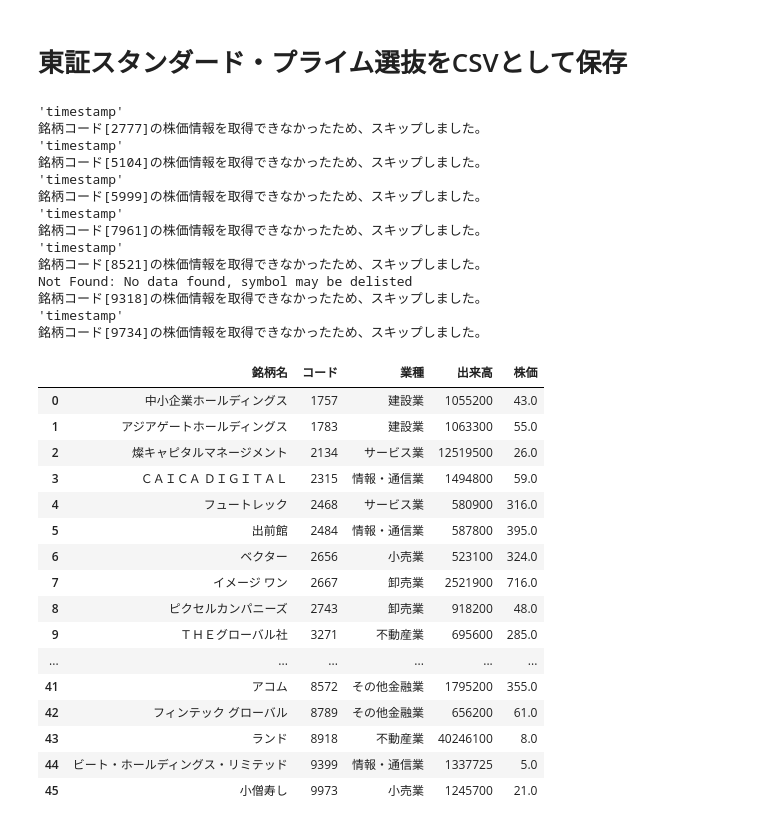
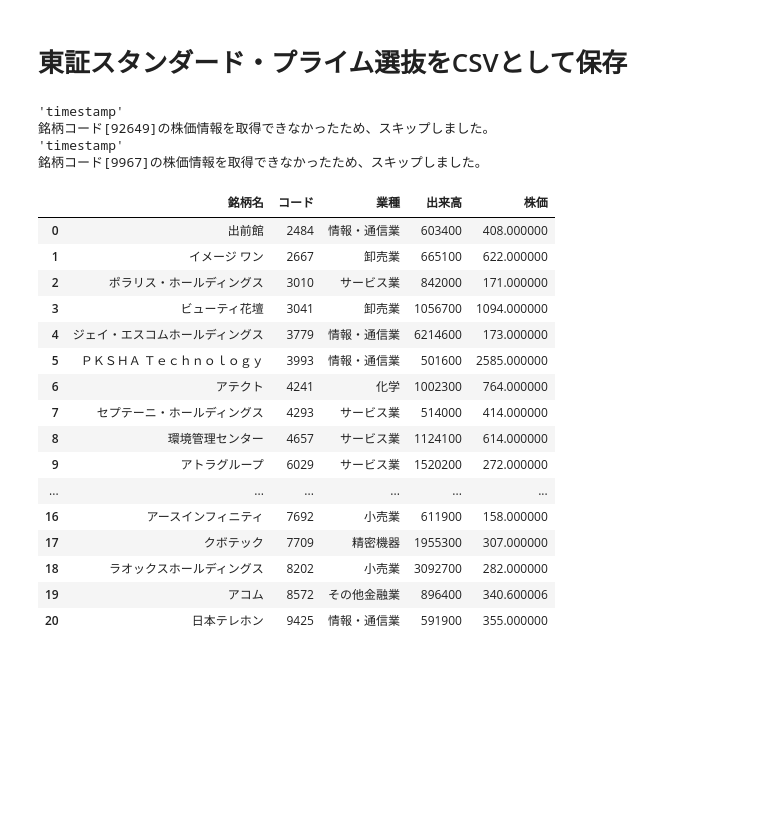
Before and after one commit to hirokimituya/book_create-profitable-AI-with-Python, a Jupyter notebook: technical_analysis/銘柄選定関数_csv保存.ipynb, the cells around one changed output. Saved outputs shown, nothing was run; the diff lists cells and outputs as text; code cells hidden in the pictures; blank space fills up the shorter version.

```diff
--- a/technical_analysis/銘柄選定関数_csv保存.ipynb
+++ b/technical_analysis/銘柄選定関数_csv保存.ipynb
@@ -742,41 +704,31 @@ def remove_duplicate_rows(dataframe, *other_dataframes):
 # %%
 # 東証スタンダードの銘柄コードを以下の条件に合致するもののみにフィルタリング
 # 出来高　... 50万株以上
-# 株価 ... 5000円以下
-filtered_tse_standard_2 = filtered_ticker(tse_standard, min_volume=500000, max_price=5000)
+# 株価 ... １００円以上、5000円以下
+filtered_tse_standard_2 = filtered_ticker(tse_standard, min_volume=500000, min_price=100, max_price=5000)
 filtered_tse_standard_2
 # %% [output]
 'timestamp'
-銘柄コード[2777]の株価情報を取得できなかったため、スキップしました。
+銘柄コード[92649]の株価情報を取得できなかったため、スキップしました。
 'timestamp'
-銘柄コード[5104]の株価情報を取得できなかったため、スキップしました。
-'timestamp'
-銘柄コード[5999]の株価情報を取得できなかったため、スキップしました。
-'timestamp'
-銘柄コード[7961]の株価情報を取得できなかったため、スキップしました。
-'timestamp'
-銘柄コード[8521]の株価情報を取得できなかったため、スキップしました。
-Not Found: No data found, symbol may be delisted
-銘柄コード[9318]の株価情報を取得できなかったため、スキップしました。
-'timestamp'
-銘柄コード[9734]の株価情報を取得できなかったため、スキップしました。
+銘柄コード[9967]の株価情報を取得できなかったため、スキップしました。
 |  | 銘柄名 | コード | 業種 | 出来高 | 株価 |
-| 0 | 中小企業ホールディングス | 1757 | 建設業 | 1055200 | 43.0 |
-| 1 | アジアゲートホールディングス | 1783 | 建設業 | 1063300 | 55.0 |
-| 2 | 燦キャピタルマネージメント | 2134 | サービス業 | 12519500 | 26.0 |
-| 3 | ＣＡＩＣＡ ＤＩＧＩＴＡＬ | 2315 | 情報・通信業 | 1494800 | 59.0 |
-| 4 | フュートレック | 2468 | サービス業 | 580900 | 316.0 |
-| 5 | 出前館 | 2484 | 情報・通信業 | 587800 | 395.0 |
-| 6 | ベクター | 2656 | 小売業 | 523100 | 324.0 |
-| 7 | イメージ ワン | 2667 | 卸売業 | 2521900 | 716.0 |
-| 8 | ピクセルカンパニーズ | 2743 | 卸売業 | 918200 | 48.0 |
-| 9 | ＴＨＥグローバル社 | 3271 | 不動産業 | 695600 | 285.0 |
+| 0 | 出前館 | 2484 | 情報・通信業 | 603400 | 408.000000 |
+| 1 | イメージ ワン | 2667 | 卸売業 | 665100 | 622.000000 |
+| 2 | ポラリス・ホールディングス | 3010 | サービス業 | 842000 | 171.000000 |
+| 3 | ビューティ花壇 | 3041 | 卸売業 | 1056700 | 1094.000000 |
+| 4 | ジェイ・エスコムホールディングス | 3779 | 情報・通信業 | 6214600 | 173.000000 |
+| 5 | ＰＫＳＨＡ Ｔｅｃｈｎｏｌｏｇｙ | 3993 | 情報・通信業 | 501600 | 2585.000000 |
+| 6 | アテクト | 4241 | 化学 | 1002300 | 764.000000 |
+| 7 | セプテーニ・ホールディングス | 4293 | サービス業 | 514000 | 414.000000 |
+| 8 | 環境管理センター | 4657 | サービス業 | 1124100 | 614.000000 |
+| 9 | アトラグループ | 6029 | サービス業 | 1520200 | 272.000000 |
 | ... | ... | ... | ... | ... | ... |
-| 41 | アコム | 8572 | その他金融業 | 1795200 | 355.0 |
-| 42 | フィンテック グローバル | 8789 | その他金融業 | 656200 | 61.0 |
-| 43 | ランド | 8918 | 不動産業 | 40246100 | 8.0 |
-| 44 | ビート・ホールディングス・リミテッド | 9399 | 情報・通信業 | 1337725 | 5.0 |
-| 45 | 小僧寿し | 9973 | 小売業 | 1245700 | 21.0 |
+| 16 | アースインフィニティ | 7692 | 小売業 | 611900 | 158.000000 |
+| 17 | クボテック | 7709 | 精密機器 | 1955300 | 307.000000 |
+| 18 | ラオックスホールディングス | 8202 | 小売業 | 3092700 | 282.000000 |
+| 19 | アコム | 8572 | その他金融業 | 896400 | 340.600006 |
+| 20 | 日本テレホン | 9425 | 情報・通信業 | 591900 | 355.000000 |
 # %%
 # ティッカーコードが重複している行を削除
 filtered_tse_standard_2_remove_duplicate = remove_duplicate_rows(filtered_tse_standard_2, filtered_perfect_order_week_day_tse_standard, filtered_reverse_perfect_order_week_day_tse_standard)
```
Also changed, not shown: parts of 25 cells of this notebook.
